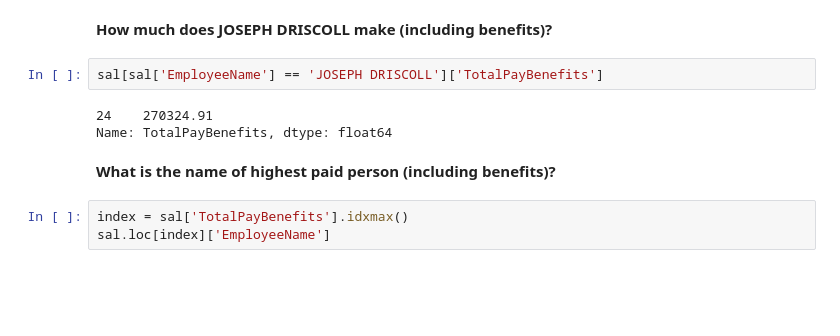
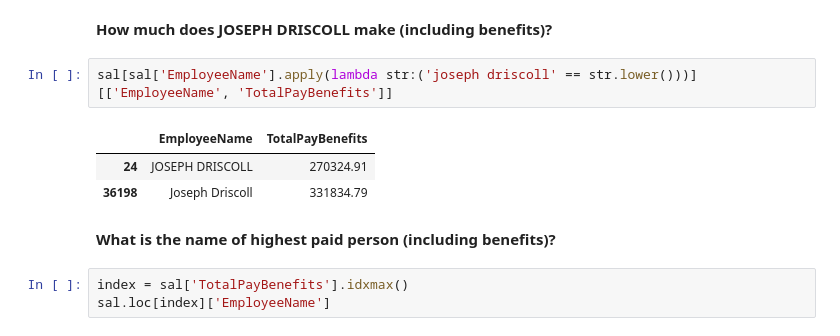
Before and after one commit to greyhub/MachineLearningProblemSets, a Jupyter notebook: Week_2_Assignment.ipynb, the cells around one changed output. Saved outputs shown, nothing was run; the diff lists cells and outputs as text; blank space fills up the shorter version.

Commit message:
fix EmployeeName

```diff
--- a/Week_2_Assignment.ipynb
+++ b/Week_2_Assignment.ipynb
@@ -127,10 +128,11 @@ sal[sal['EmployeeName'] == 'GARY JIMENEZ']
 # %% [markdown]
 **How much does JOSEPH DRISCOLL make (including benefits)?**
-# %%
-sal[sal['EmployeeName'] == 'JOSEPH DRISCOLL']['TotalPayBenefits']
-# %% [output]
-24    270324.91
-Name: TotalPayBenefits, dtype: float64
+# %%
+sal[sal['EmployeeName'].apply(lambda str:('joseph driscoll' == str.lower()))][['EmployeeName', 'TotalPayBenefits']]
+# %% [output]
+|  | EmployeeName | TotalPayBenefits |
+| 24 | JOSEPH DRISCOLL | 270324.91 |
+| 36198 | Joseph Driscoll | 331834.79 |
 # %% [markdown]
 **What is the name of highest paid person (including benefits)?**
 # %%
```
Also changed, not shown: parts of 2 cells of this notebook.
